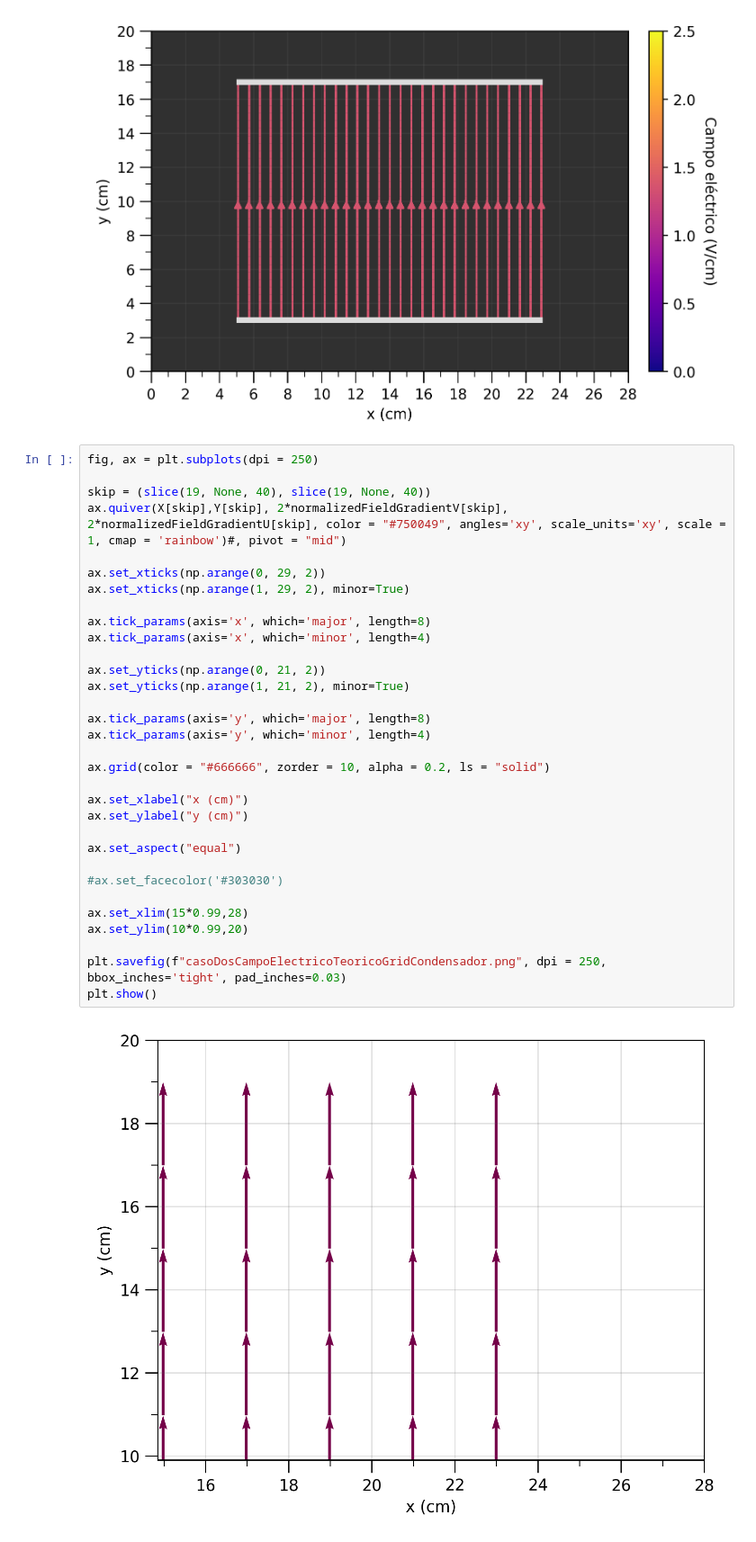
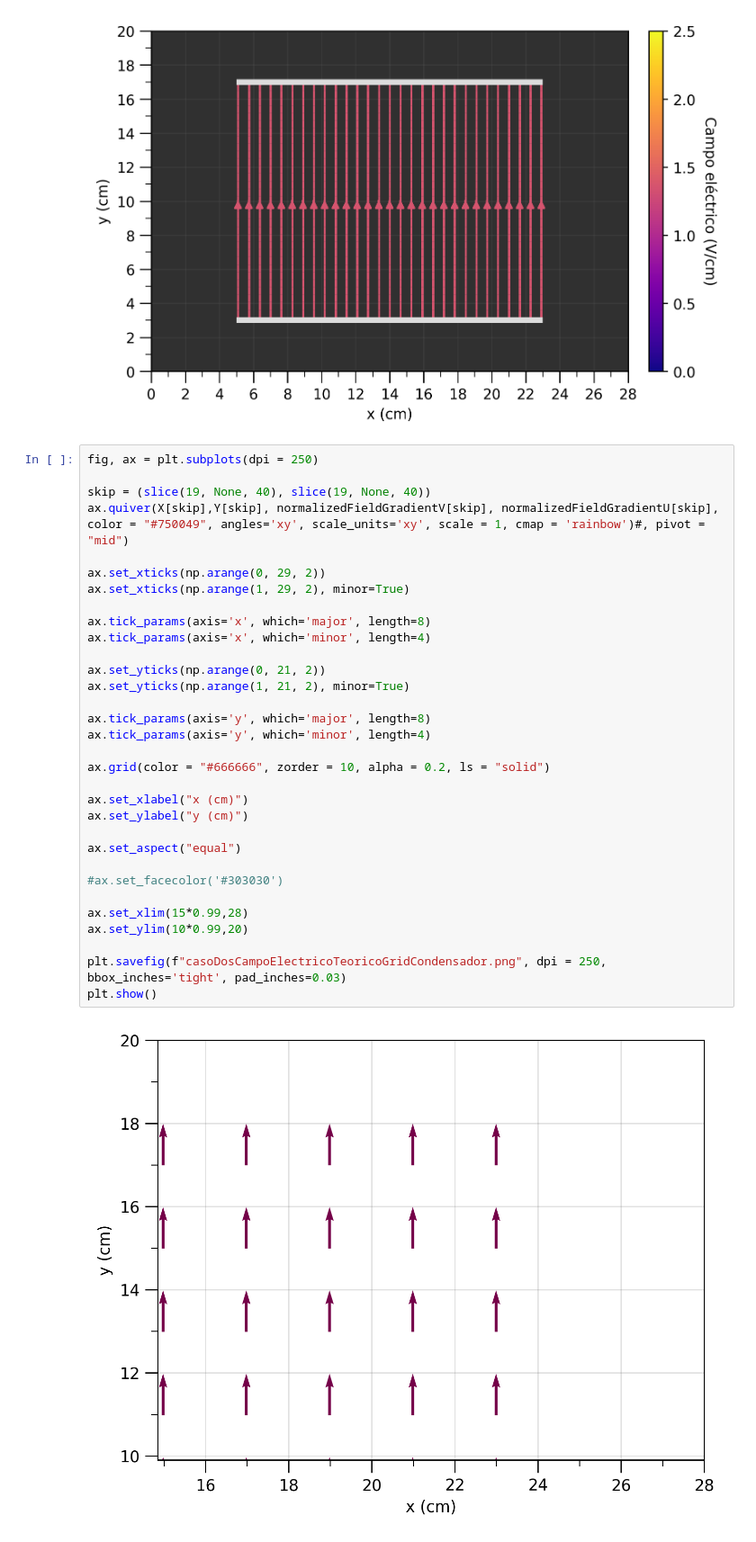
Before and after one commit to Alaviii/PythonPlotting, a Jupyter notebook: Electromagnetismo/practica2equipotenciales/teoricopractica2dos.ipynb, the cells around one changed output. Shown at 90% size. Cells and saved outputs as stored; diff of their text form.

```diff
--- a/Electromagnetismo/practica2equipotenciales/teoricopractica2dos.ipynb
+++ b/Electromagnetismo/practica2equipotenciales/teoricopractica2dos.ipynb
@@ -191,33 +191,33 @@ plt.show()
 fig, ax = plt.subplots(dpi = 250)
 
 skip = (slice(19, None, 40), slice(19, None, 40))
-ax.quiver(X[skip],Y[skip], 2*normalizedFieldGradientV[skip], 2*normalizedFieldGradientU[skip], color = "#750049", angles='xy', scale_units='xy', scale = 1, cmap = 'rainbow')#, pivot = "mid")
+ax.quiver(X[skip],Y[skip], normalizedFieldGradientV[skip], normalizedFieldGradientU[skip], color = "#750049", angles='xy', scale_units='xy', scale = 1, cmap = 'rainbow')#, pivot = "mid")
 
 ax.set_xticks(np.arange(0, 29, 2))
 ax.set_xticks(np.arange(1, 29, 2), minor=True)
 
 ax.tick_params(axis='x', which='major', length=8)
 ax.tick_params(axis='x', which='minor', length=4)
 
 ax.set_yticks(np.arange(0, 21, 2))
 ax.set_yticks(np.arange(1, 21, 2), minor=True)
 
 ax.tick_params(axis='y', which='major', length=8)
 ax.tick_params(axis='y', which='minor', length=4)
 
 ax.grid(color = "#666666", zorder = 10, alpha = 0.2, ls = "solid")
 
 ax.set_xlabel("x (cm)")
 ax.set_ylabel("y (cm)")
 
 ax.set_aspect("equal")
 
 #ax.set_facecolor('#303030')
 
 ax.set_xlim(15*0.99,28)
 ax.set_ylim(10*0.99,20)
 
 plt.savefig(f"casoDosCampoElectricoTeoricoGridCondensador.png", dpi = 250, bbox_inches='tight', pad_inches=0.03)
 plt.show()
 # %% [output]
-[figure, old version]
+[figure, new version]
```
Also changed, not shown: 3 other files.
